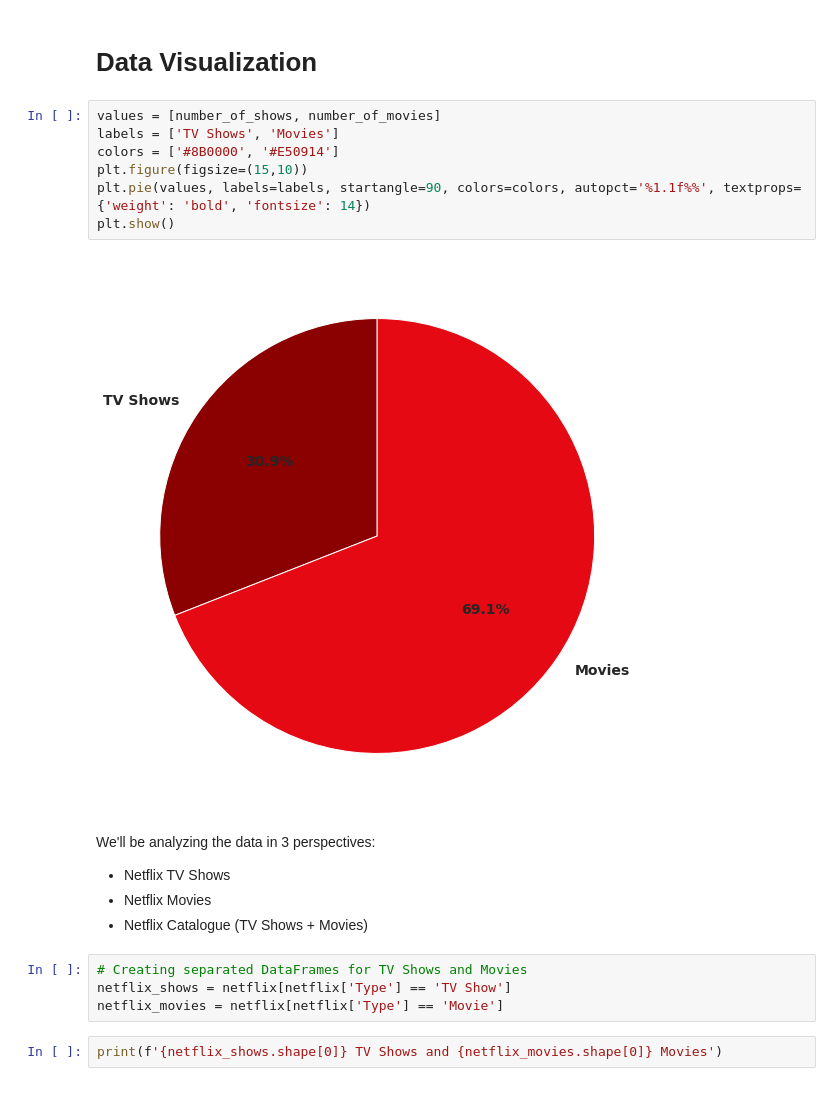
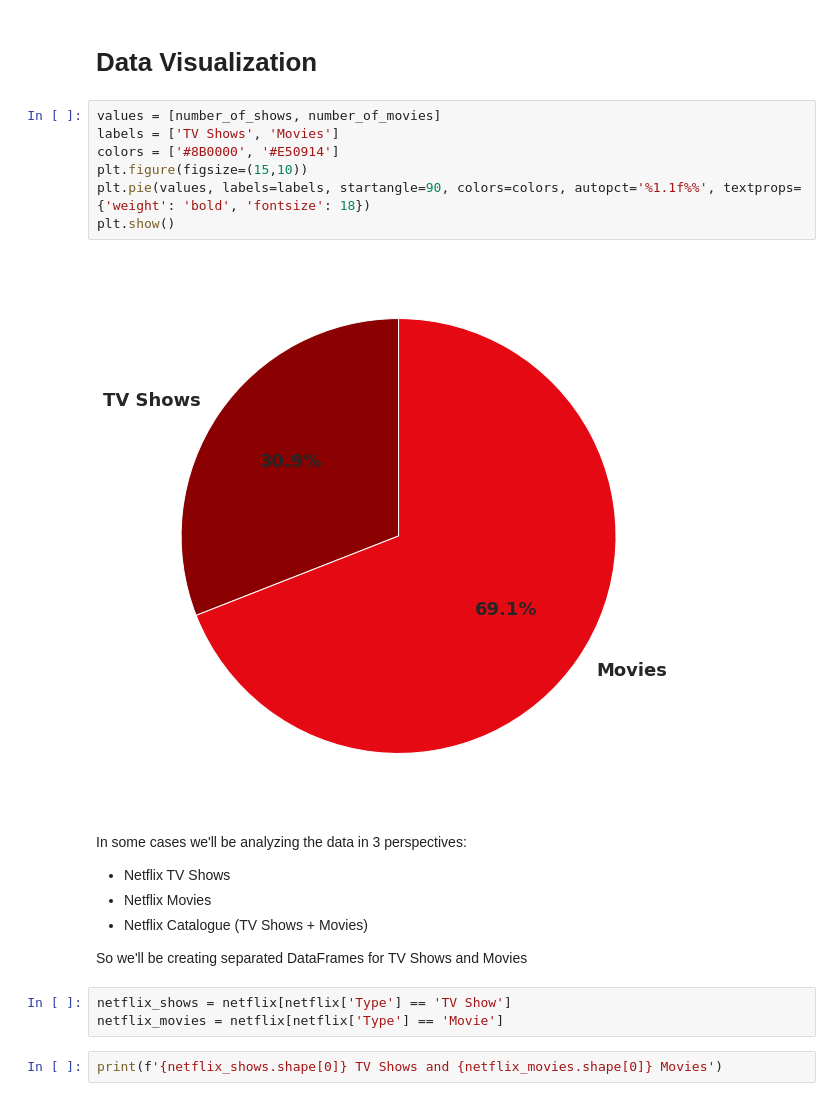
Before and after one commit to kimurarh/netflix-analysis, a Jupyter notebook: Netflix-Analysis.ipynb, the cells around one changed output. Saved outputs shown, nothing was run; the diff lists cells and outputs as text.

Commit message:
Minor fixes to Data Visualization code

```diff
--- a/Netflix-Analysis.ipynb
+++ b/Netflix-Analysis.ipynb
@@ -238,19 +230,20 @@ netflix.head()
 # %%
 values = [number_of_shows, number_of_movies]
 labels = ['TV Shows', 'Movies']
 colors = ['#8B0000', '#E50914']
 plt.figure(figsize=(15,10))
-plt.pie(values, labels=labels, startangle=90, colors=colors, autopct='%1.1f%%', textprops={'weight': 'bold', 'fontsize': 14})
+plt.pie(values, labels=labels, startangle=90, colors=colors, autopct='%1.1f%%', textprops={'weight': 'bold', 'fontsize': 18})
 plt.show()
 # %% [output]
-[figure, old version]
+[figure, new version]
 # %% [markdown]
-We'll be analyzing the data in 3 perspectives:
+In some cases we'll be analyzing the data in 3 perspectives:
 - Netflix TV Shows
 - Netflix Movies
 - Netflix Catalogue (TV Shows + Movies)
+
+So we'll be creating separated DataFrames for TV Shows and Movies
 # %%
-# Creating separated DataFrames for TV Shows and Movies
 netflix_shows = netflix[netflix['Type'] == 'TV Show']
 netflix_movies = netflix[netflix['Type'] == 'Movie']
 # %%
```
Also changed, not shown: parts of 23 cells of this notebook.
